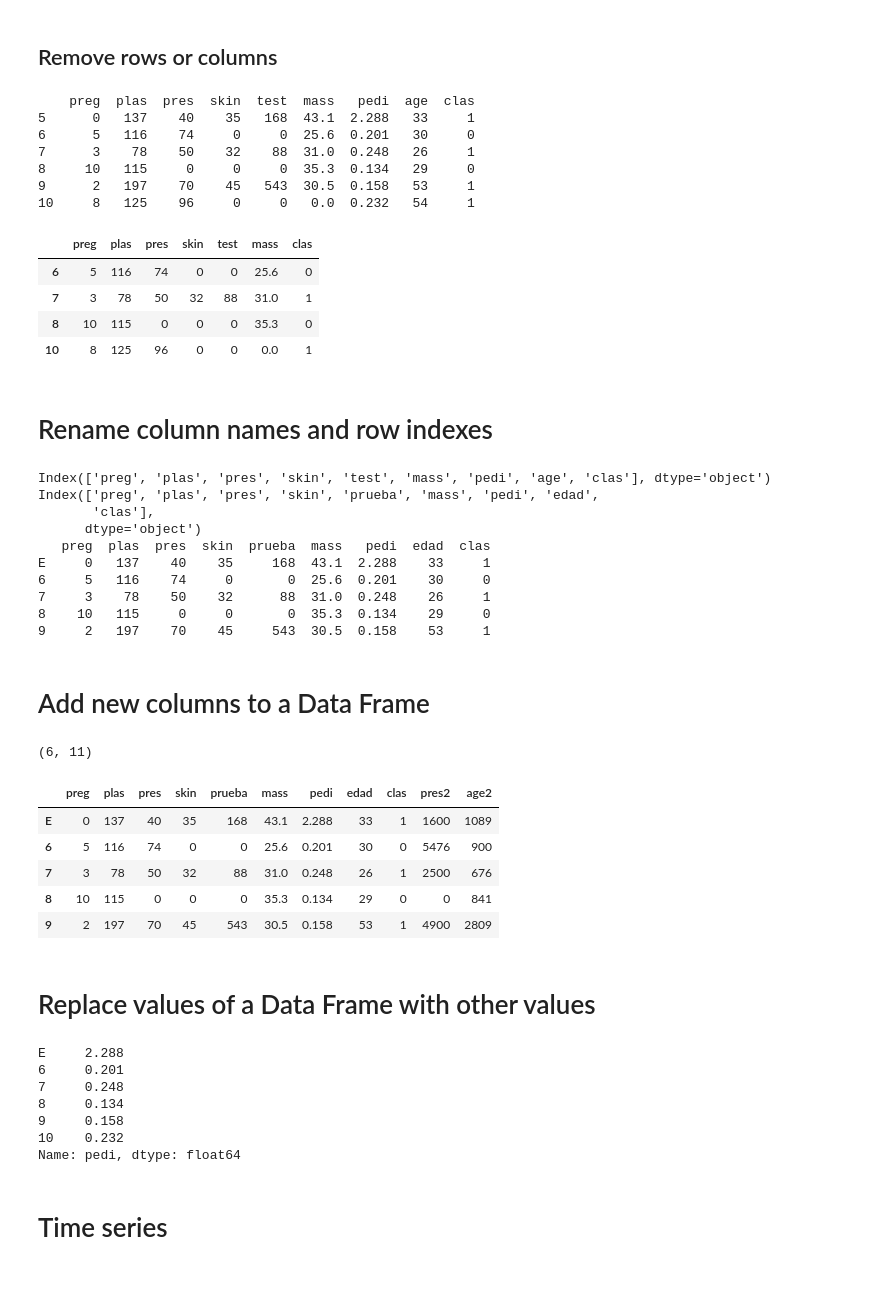
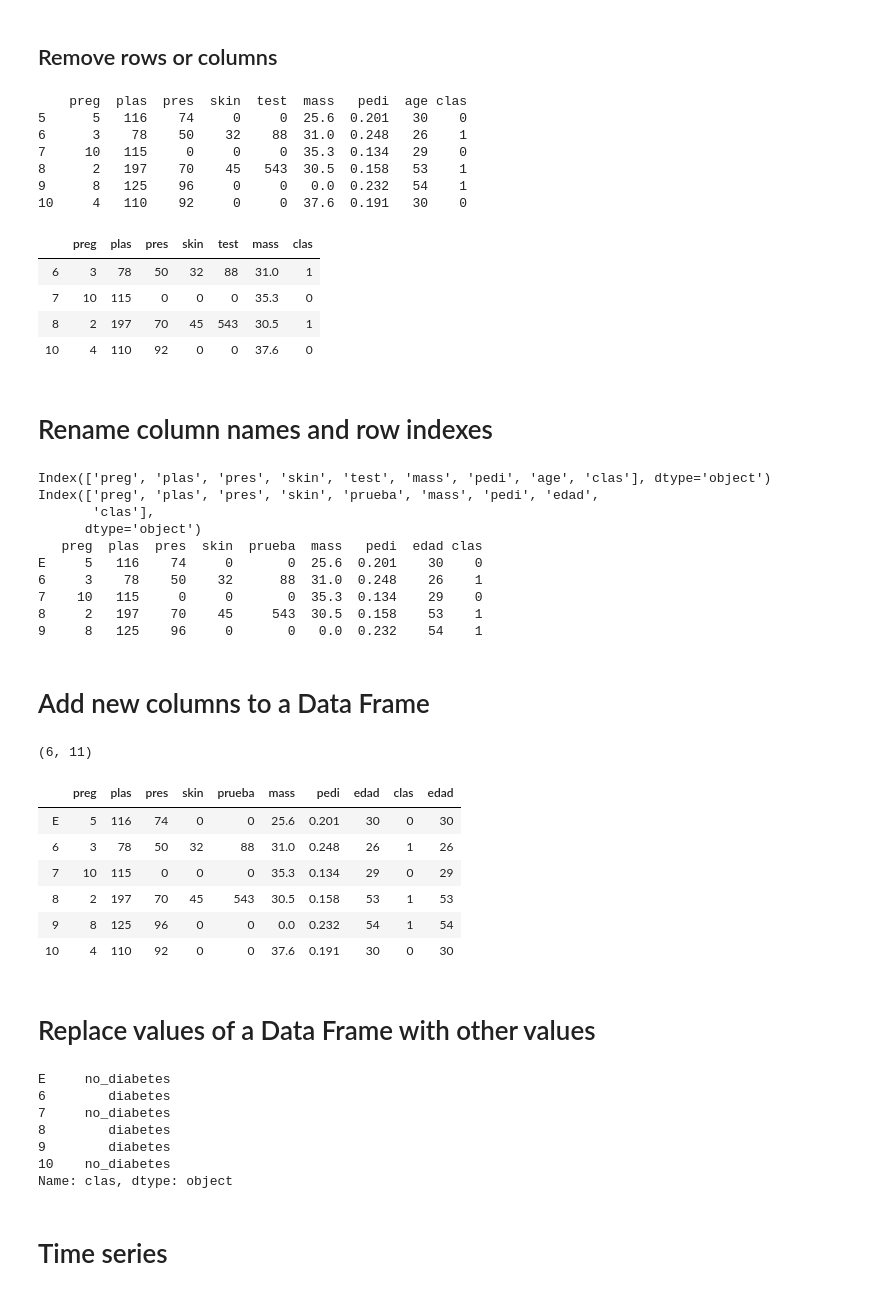
Before and after one commit to jdariasl/DiplomadoEPM_2019, a Jupyter notebook: Modulo1/Modulo1 (Data Manipulation).ipynb, the cells around one changed output. Cells and saved outputs as stored; diff of their text form; code cells hidden in the pictures.

```diff
--- a/Modulo1/Modulo1 (Data Manipulation).ipynb
+++ b/Modulo1/Modulo1 (Data Manipulation).ipynb
@@ -118,0 +129,4 @@ memory usage: 54.1 KB
+# %%
+data['clas'] = data['clas'].astype('category')
+data['clas']
+data.info()
@@ -381,18 +415,18 @@ data.drop(columns=['age', 'pedi']) # also data.drop(['age', 'pedi'], axis=1)
 data.drop(index=[5, 9])            # also data.drop([5, 9], axis=0)
 data.drop(index=[5, 9], columns=['age', 'pedi'])
 # %% [output]
-    preg  plas  pres  skin  test  mass   pedi  age  clas
-5      0   137    40    35   168  43.1  2.288   33     1
-6      5   116    74     0     0  25.6  0.201   30     0
-7      3    78    50    32    88  31.0  0.248   26     1
-8     10   115     0     0     0  35.3  0.134   29     0
-9      2   197    70    45   543  30.5  0.158   53     1
-10     8   125    96     0     0   0.0  0.232   54     1
+    preg  plas  pres  skin  test  mass   pedi  age clas
+5      5   116    74     0     0  25.6  0.201   30    0
+6      3    78    50    32    88  31.0  0.248   26    1
+7     10   115     0     0     0  35.3  0.134   29    0
+8      2   197    70    45   543  30.5  0.158   53    1
+9      8   125    96     0     0   0.0  0.232   54    1
+10     4   110    92     0     0  37.6  0.191   30    0
 |  | preg | plas | pres | skin | test | mass | clas |
-| 6 | 5 | 116 | 74 | 0 | 0 | 25.6 | 0 |
-| 7 | 3 | 78 | 50 | 32 | 88 | 31.0 | 1 |
-| 8 | 10 | 115 | 0 | 0 | 0 | 35.3 | 0 |
-| 10 | 8 | 125 | 96 | 0 | 0 | 0.0 | 1 |
+| 6 | 3 | 78 | 50 | 32 | 88 | 31.0 | 1 |
+| 7 | 10 | 115 | 0 | 0 | 0 | 35.3 | 0 |
+| 8 | 2 | 197 | 70 | 45 | 543 | 30.5 | 1 |
+| 10 | 4 | 110 | 92 | 0 | 0 | 37.6 | 0 |
 # %% [markdown]
 # Rename column names and row indexes
 # %%
@@ -414,41 +448,50 @@ Index(['preg', 'plas', 'pres', 'skin', 'test', 'mass', 'pedi', 'age', 'clas'], d
 Index(['preg', 'plas', 'pres', 'skin', 'prueba', 'mass', 'pedi', 'edad',
        'clas'],
       dtype='object')
-   preg  plas  pres  skin  prueba  mass   pedi  edad  clas
-E     0   137    40    35     168  43.1  2.288    33     1
-6     5   116    74     0       0  25.6  0.201    30     0
-7     3    78    50    32      88  31.0  0.248    26     1
-8    10   115     0     0       0  35.3  0.134    29     0
-9     2   197    70    45     543  30.5  0.158    53     1
+   preg  plas  pres  skin  prueba  mass   pedi  edad clas
+E     5   116    74     0       0  25.6  0.201    30    0
+6     3    78    50    32      88  31.0  0.248    26    1
+7    10   115     0     0       0  35.3  0.134    29    0
+8     2   197    70    45     543  30.5  0.158    53    1
+9     8   125    96     0       0   0.0  0.232    54    1
 # %% [markdown]
 # Add new columns to a Data Frame
 # %%
 newdata = data.assign(pres2 = data['pres'] ** 2,
                       age2  = data['edad'] ** 2
                      ) # press^2 and age^2
 print(newdata.shape)
 newdata.head(5)
+
+dat = data['edad']
+dat
+data.assign(x1 = dat)
+
+pd.concat([data,dat], axis=1)
 # %% [output]
 (6, 11)
-|  | preg | plas | pres | skin | prueba | mass | pedi | edad | clas | pres2 | age2 |
-| E | 0 | 137 | 40 | 35 | 168 | 43.1 | 2.288 | 33 | 1 | 1600 | 1089 |
-| 6 | 5 | 116 | 74 | 0 | 0 | 25.6 | 0.201 | 30 | 0 | 5476 | 900 |
-| 7 | 3 | 78 | 50 | 32 | 88 | 31.0 | 0.248 | 26 | 1 | 2500 | 676 |
-| 8 | 10 | 115 | 0 | 0 | 0 | 35.3 | 0.134 | 29 | 0 | 0 | 841 |
-| 9 | 2 | 197 | 70 | 45 | 543 | 30.5 | 0.158 | 53 | 1 | 4900 | 2809 |
+|  | preg | plas | pres | skin | prueba | mass | pedi | edad | clas | edad |
+| E | 5 | 116 | 74 | 0 | 0 | 25.6 | 0.201 | 30 | 0 | 30 |
+| 6 | 3 | 78 | 50 | 32 | 88 | 31.0 | 0.248 | 26 | 1 | 26 |
+| 7 | 10 | 115 | 0 | 0 | 0 | 35.3 | 0.134 | 29 | 0 | 29 |
+| 8 | 2 | 197 | 70 | 45 | 543 | 30.5 | 0.158 | 53 | 1 | 53 |
+| 9 | 8 | 125 | 96 | 0 | 0 | 0.0 | 0.232 | 54 | 1 | 54 |
+| 10 | 4 | 110 | 92 | 0 | 0 | 37.6 | 0.191 | 30 | 0 | 30 |
 # %% [markdown]
 # Replace values of a Data Frame with other values
 # %%
-data.pedi
-#data.replace([0,1], [-1,1])
+data.clas
+data['clas'].replace([0,1], [-1,1])
+data.clas.replace([0,1], [-1,1])
+data.clas.replace([0,1], ['no_diabetes','diabetes'])
 # %% [output]
-E     2.288
-6     0.201
-7     0.248
-8     0.134
-9     0.158
-10    0.232
-Name: pedi, dtype: float64
+E     no_diabetes
+6        diabetes
+7     no_diabetes
+8        diabetes
+9        diabetes
+10    no_diabetes
+Name: clas, dtype: object
 # %% [markdown]
 # Time series
 # %%
```
Also changed, not shown: parts of 9 cells of this notebook.
